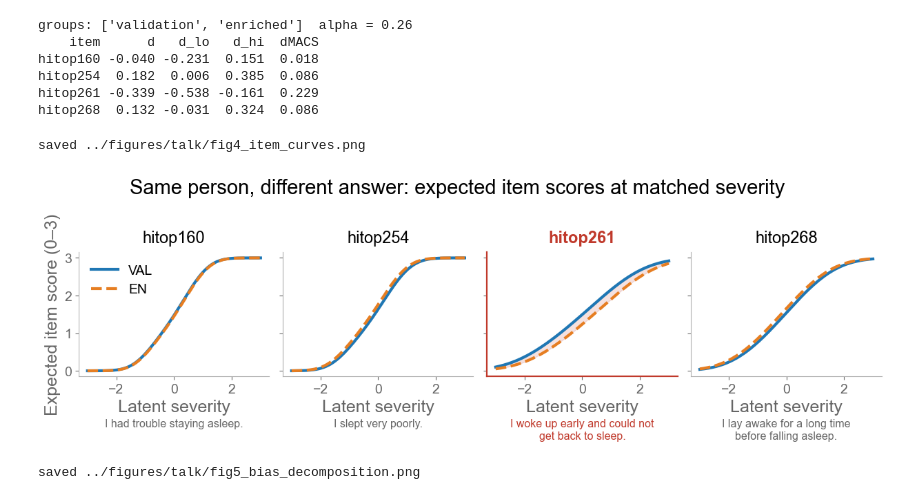
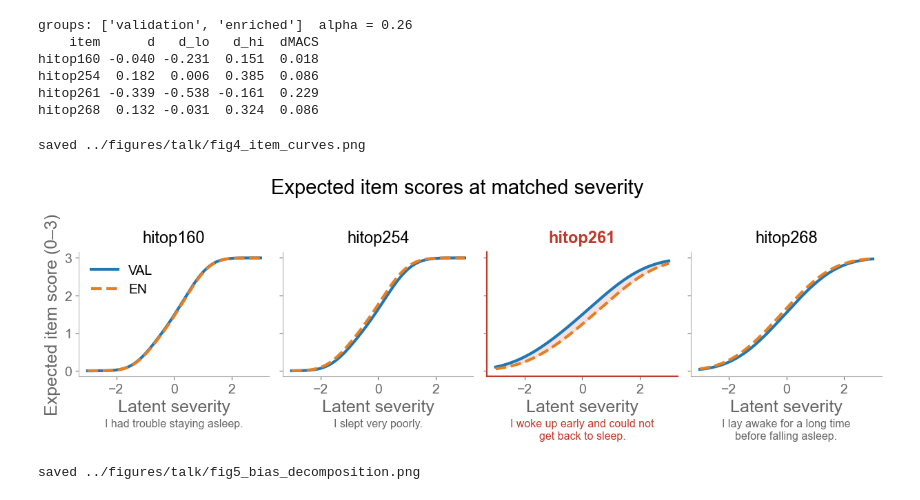
Before and after one commit to Shotgunosine/HiTOP, a Jupyter notebook: notebooks/NB_talk_figures.ipynb, the cells around one changed output. Saved outputs shown, nothing was run; the diff lists cells and outputs as text; code cells hidden in the pictures.

Commit message:
figure tweaks

```diff
--- a/notebooks/NB_talk_figures.ipynb
+++ b/notebooks/NB_talk_figures.ipynb
@@ -196,34 +196,34 @@ hitop268  0.132 -0.031  0.324  0.086
 # %%
 tt = np.linspace(-3, 3, 300)
 fig, axes = plt.subplots(1, 4, figsize=(12.6, 4.3), sharey=True)
 for ax, item in zip(axes, ITEMS):
     e_val = stats.norm.cdf(lam[item] * tt[:, None]
                            - tau[item][None, :]).sum(axis=1)
     e_en = stats.norm.cdf(lam[item] * tt[:, None] + dif[item]
                           - tau[item][None, :]).sum(axis=1)
     ax.plot(tt, e_val, color=VAL_C, lw=3, label='VAL')
     ax.plot(tt, e_en, color=EN_C, lw=3, ls='--', label='EN')
     is_dif = item == 'hitop261'
     ax.set_title(item, fontsize=17, color=(ACCENT if is_dif else BLACK),
                  pad=10, weight='bold' if is_dif else 'normal')
     ax.text(0.5, -0.34, ITEM_TEXT[item].replace('\\n', '\n'),
             transform=ax.transAxes, ha='center', va='top', fontsize=11.5,
             color=(ACCENT if is_dif else GREY))
     if is_dif:
         for spine in ax.spines.values():
             spine.set_edgecolor(ACCENT); spine.set_linewidth(1.6)
         ax.fill_between(tt, e_val, e_en, color=ACCENT, alpha=0.15)
     ax.set_xlabel('Latent severity')
 axes[0].set_ylabel('Expected item score (0\u20133)')
 axes[0].legend(frameon=False, loc='upper left')
-fig.suptitle('Same person, different answer: expected item scores at '
+fig.suptitle('Expected item scores at '
              'matched severity', fontsize=21, color=BLACK, y=1.04)
 fig.tight_layout()
 save(fig, 'fig4_item_curves.png')
 plt.show()
 # %% [output]
 saved ../figures/talk/fig4_item_curves.png
-[figure, old version]
+[figure, new version]
 # %%
 fig, ax = plt.subplots(figsize=(9.5, 4.4))
 vals = [summ['real_gap_points'], summ['net_sum_bias_points']]
```
